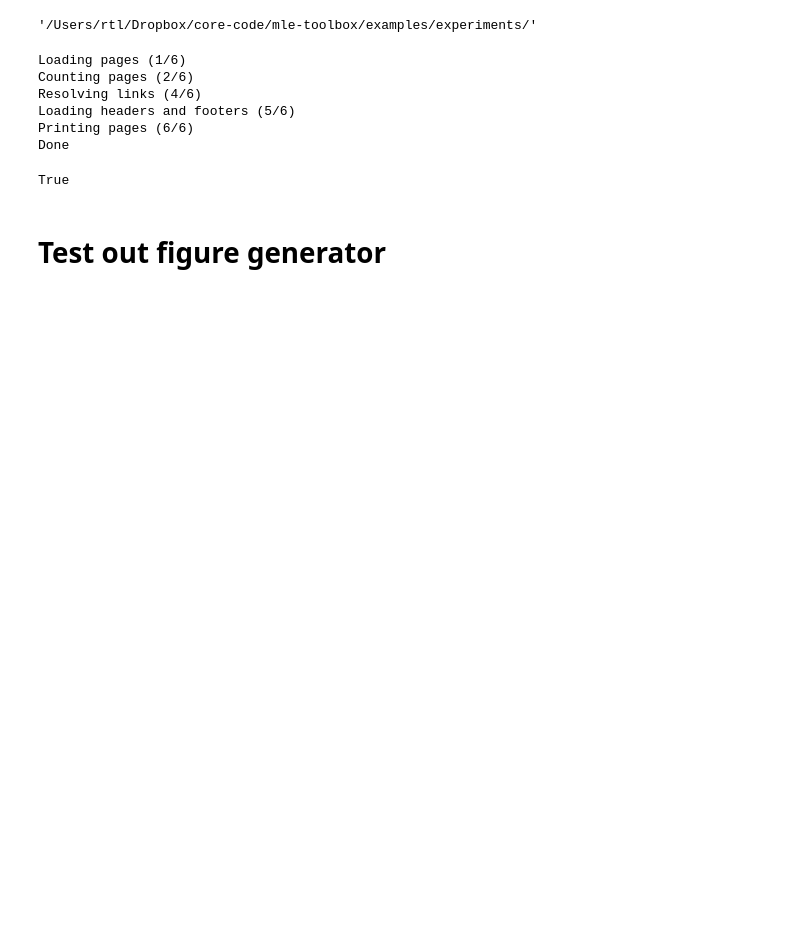
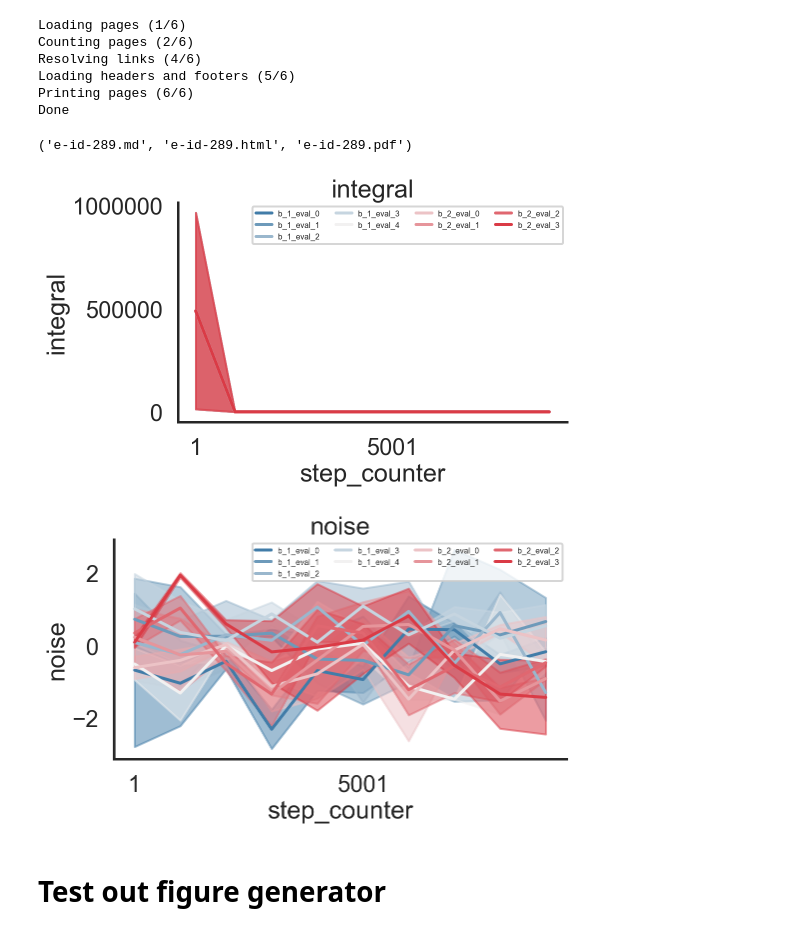
Before and after one commit to mle-infrastructure/mle-toolbox, a Jupyter notebook: examples/report_generation.ipynb, the cells around one changed output. Cells and saved outputs as stored; diff of their text form; code cells hidden in the pictures; blank space fills up the shorter version.

Commit message:
Report generation first proto-type

```diff
--- a/examples/report_generation.ipynb
+++ b/examples/report_generation.ipynb
@@ -13,6 +13,3 @@ from dotmap import DotMap
 # %%
 db, all_experiment_ids, last_experiment_id = load_local_protocol_db()
 e_id = all_experiment_ids[-1]
-report_data = DotMap(db.get(e_id))
-# %% [output]
-'/Users/rtl/Dropbox/core-code/mle-toolbox/examples/experiments/'
@@ -49,20 +16,15 @@ with open(e_id + ".html", 'w') as output_file:
-# %%
-# Generate a pdf file for the report
-output_filename = e_id + '.pdf'
-pdfkit.from_string(html_text, output_filename,
-                   options={"enable-local-file-access": None,
-                            'page-size': 'A4',
-                            'dpi': 400,
-                            'print-media-type': '',
-                            'disable-smart-shrinking': ''})
-# %% [output]
-Loading pages (1/6)
-Counting pages (2/6)
-Resolving links (4/6)
-Loading headers and footers (5/6)
-Printing pages (6/6)
-Done
-True
+# %%
+generate_reports(e_id, db)
+# %% [output]
+Loading pages (1/6)
+Counting pages (2/6)
+Resolving links (4/6)
+Loading headers and footers (5/6)
+Printing pages (6/6)
+Done
+('e-id-289.md', 'e-id-289.html', 'e-id-289.pdf')
+[figure, added]
+[figure, added]
 # %% [markdown]
 # Test out figure generator
 # %%
```
Also changed, not shown: parts of 4 cells of this notebook, 3 other files.
